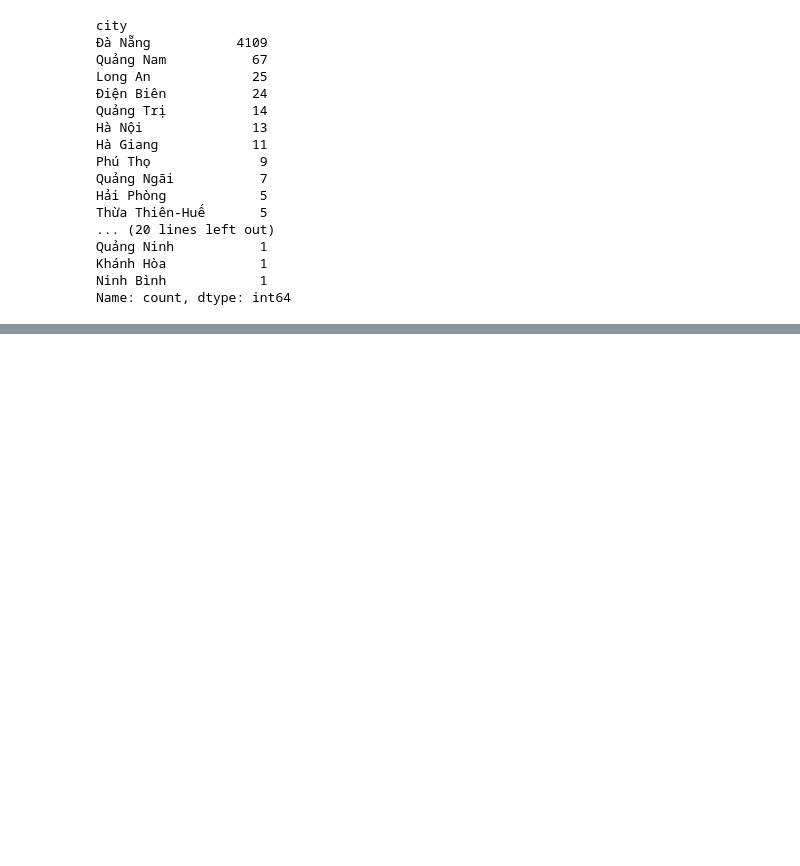
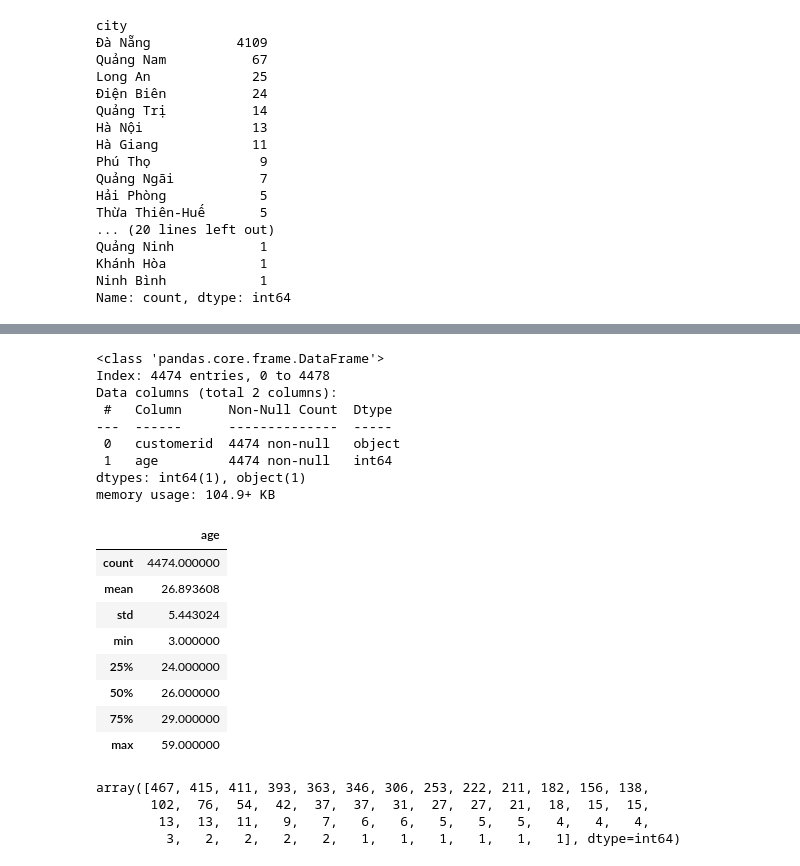
Before and after one commit to MinhDucNguyen9705/data_storytelling, a Jupyter notebook: customer_clean.ipynb, the cells around one changed output, grey strips where cells are left out. Cells and saved outputs as stored; diff of their text form; code cells hidden in the pictures; blank space fills up the shorter version.

```diff
--- a/customer_clean.ipynb
+++ b/customer_clean.ipynb
@@ -348,0 +365,33 @@ Name: count, dtype: int64
+# %%
+customer_id_age = customer[['customerid', 'age']]
+customer_id_age.info()
+customer_id_age.describe()
+# %% [output]
+<class 'pandas.core.frame.DataFrame'>
+Index: 4474 entries, 0 to 4478
+Data columns (total 2 columns):
+ #   Column      Non-Null Count  Dtype
+---  ------      --------------  -----
+ 0   customerid  4474 non-null   object
+ 1   age         4474 non-null   int64
+dtypes: int64(1), object(1)
+memory usage: 104.9+ KB
+|  | age |
+| count | 4474.000000 |
+| mean | 26.893608 |
+| std | 5.443024 |
+| min | 3.000000 |
+| 25% | 24.000000 |
+| 50% | 26.000000 |
+| 75% | 29.000000 |
+| max | 59.000000 |
+# %%
+import matplotlib.pyplot as plt
+import numpy as np
+import seaborn as sns
+np.array(customer_id_age.value_counts('age'))
+# %% [output]
+array([467, 415, 411, 393, 363, 346, 306, 253, 222, 211, 182, 156, 138,
+       102,  76,  54,  42,  37,  37,  31,  27,  27,  21,  18,  15,  15,
+        13,  13,  11,   9,   7,   6,   6,   5,   5,   5,   4,   4,   4,
+         3,   2,   2,   2,   2,   1,   1,   1,   1,   1,   1], dtype=int64)
```
Also changed, not shown: parts of 4 cells of this notebook, 3 other files.
